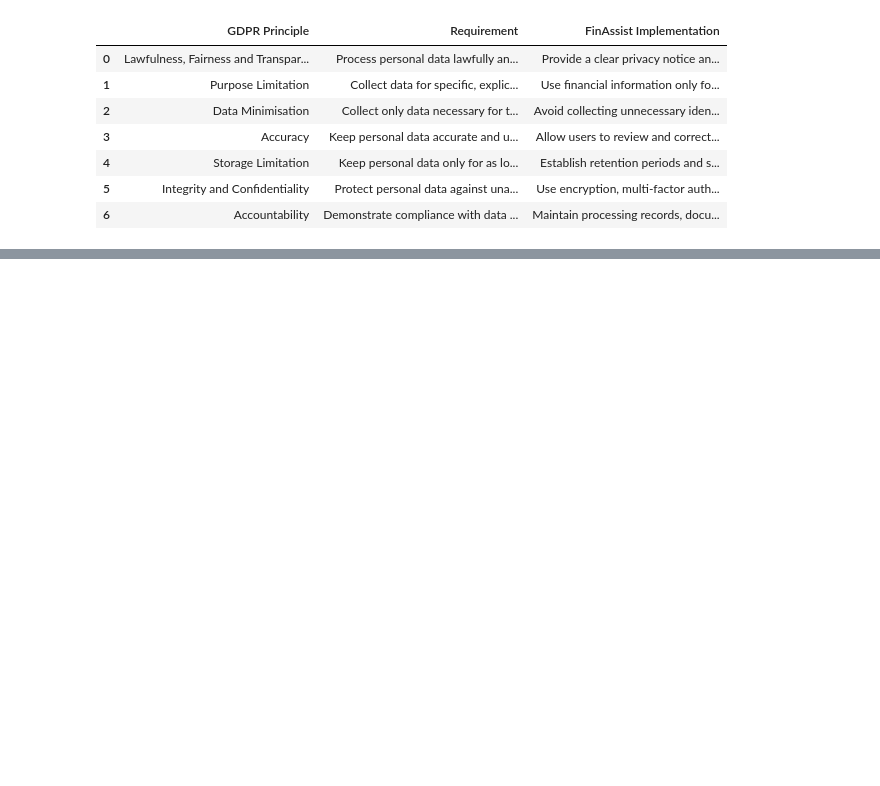
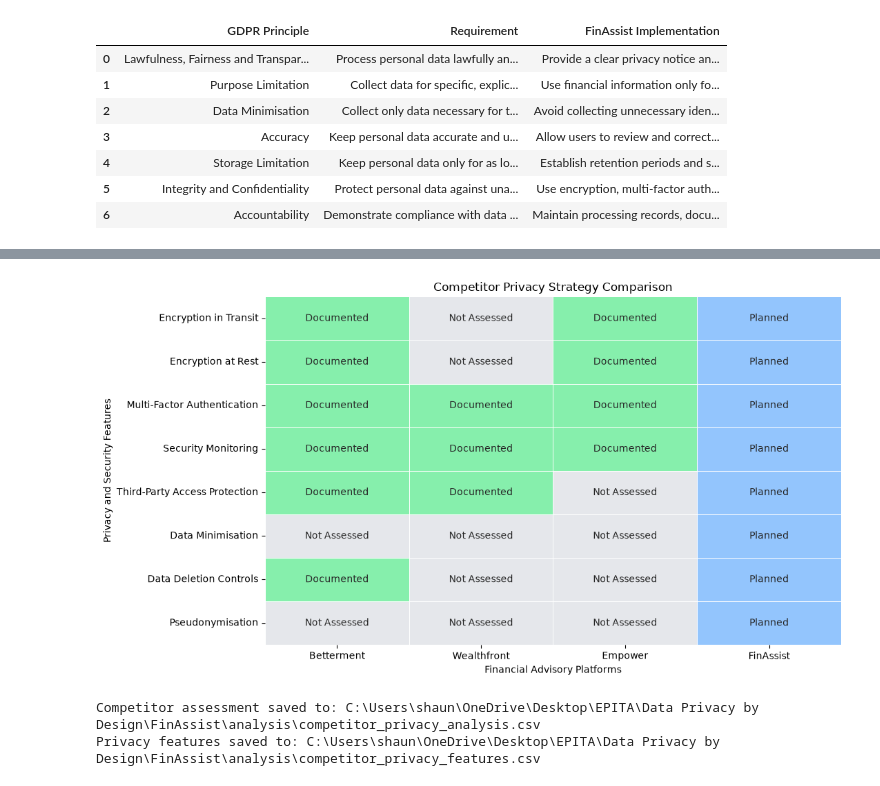
Before and after one commit to shaunak2110/FinAssist, a Jupyter notebook: analysis/01_exploratory_data_analysis.ipynb, the cells around one changed output, grey strips where cells are left out. Drawn from its saved outputs; the diff is of its cells as text; code cells hidden in the pictures; blank space fills up the shorter version.

Commit message:
feat: add competitor privacy strategy analysis

```diff
--- a/analysis/01_exploratory_data_analysis.ipynb
+++ b/analysis/01_exploratory_data_analysis.ipynb
@@ -680,0 +915,61 @@ GDPR assessment saved to: /home/franzy/StudyMaterials/MastersEpita/DataPrivacyBy
+# %%
+# Visualise the documented privacy mechanisms
+
+import matplotlib.pyplot as plt
+import seaborn as sns
+
+platforms = ["Betterment", "Wealthfront", "Empower", "FinAssist"]
+
+comparison_df = privacy_features_df.set_index(
+    "Privacy Feature"
+)
+
+status_mapping = {
+    "Not Assessed": 0,
+    "Planned": 1,
+    "Documented": 2
+}
+
+heatmap_data = comparison_df[platforms].replace(
+    status_mapping
+).astype(int)
+
+plt.figure(figsize=(11, 6))
+
+sns.heatmap(
+    heatmap_data,
+    annot=comparison_df[platforms],
+    fmt="",
+    cmap=["#e5e7eb", "#93c5fd", "#86efac"],
+    vmin=0,
+    vmax=2,
+    linewidths=0.5,
+    cbar=False
+)
+
+plt.title("Competitor Privacy Strategy Comparison")
+plt.xlabel("Financial Advisory Platforms")
+plt.ylabel("Privacy and Security Features")
+plt.tight_layout()
+plt.show()
+# %% [output]
+[figure, added]
+# %%
+# Export competitor privacy assessments
+
+competitor_file = Path("competitor_privacy_analysis.csv")
+
+competitor_df.to_csv(competitor_file, index=False)
+
+features_file = Path("competitor_privacy_features.csv")
+
+privacy_features_df.to_csv(features_file, index=False)
+
+print("Competitor assessment saved to:",
+      competitor_file.resolve())
+
+print("Privacy features saved to:",
+      features_file.resolve())
+# %% [output]
+Competitor assessment saved to: C:\Users\shaun\OneDrive\Desktop\EPITA\Data Privacy by Design\FinAssist\analysis\competitor_privacy_analysis.csv
+Privacy features saved to: C:\Users\shaun\OneDrive\Desktop\EPITA\Data Privacy by Design\FinAssist\analysis\competitor_privacy_features.csv
```
Also changed, not shown: parts of 11 cells of this notebook, 2 other files.
